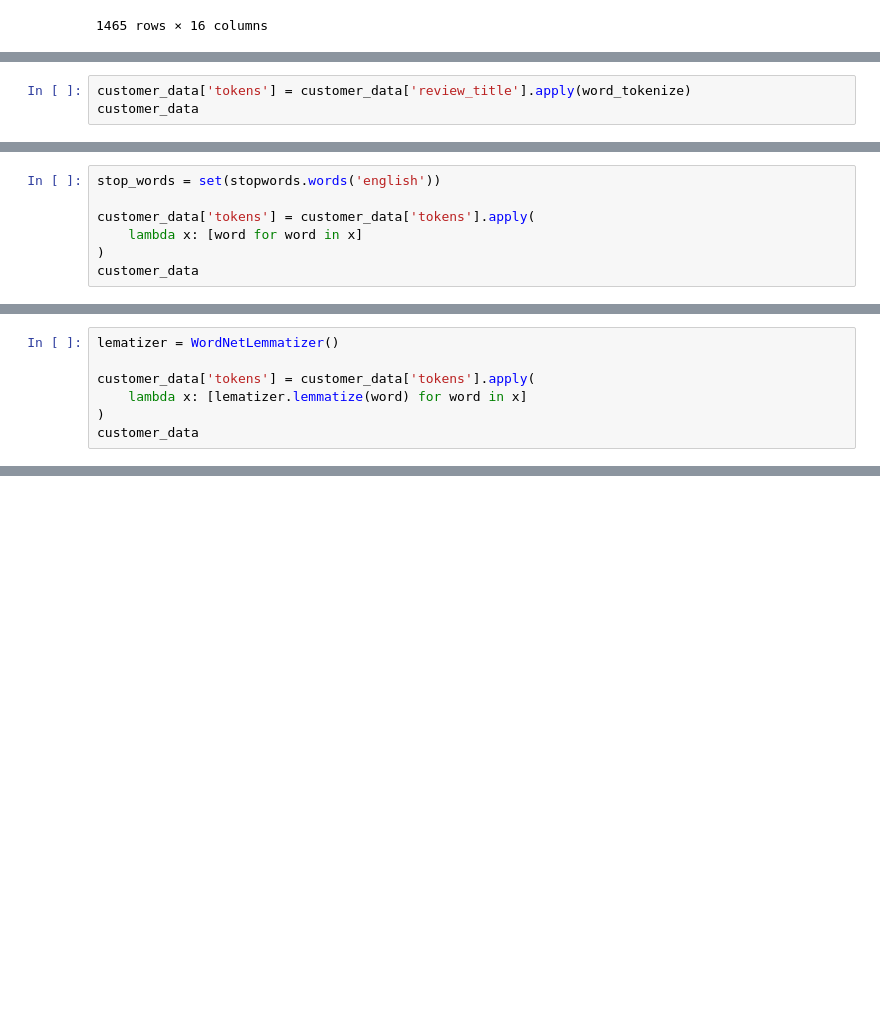
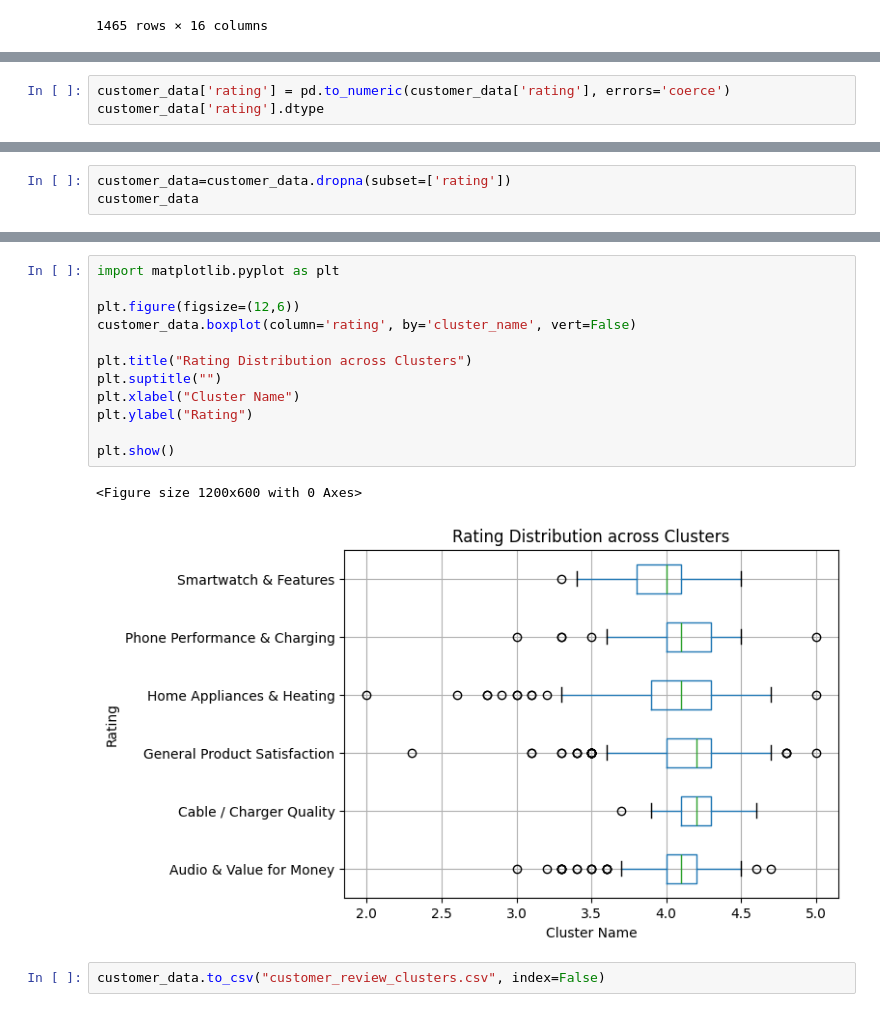
Before and after one commit to pyjanvi/Clustering-customer-review-for-market-Research, a Jupyter notebook: Clustering_customer_review.ipynb, the cells around one changed output, grey strips where cells are left out. Saved outputs shown, nothing was run; the diff lists cells and outputs as text; blank space fills up the shorter version.

```diff
--- a/Clustering_customer_review.ipynb
+++ b/Clustering_customer_review.ipynb
@@ -123,0 +434,3 @@ customer_data
+# %%
+customer_data['rating'] = pd.to_numeric(customer_data['rating'], errors='coerce')
+customer_data['rating'].dtype
@@ -124,4 +439,4 @@ customer_data
 # %%
-customer_data['tokens'] = customer_data['review_title'].apply(word_tokenize)
+customer_data=customer_data.dropna(subset=['rating'])
 customer_data
 # %% [output]
@@ -141,7 +455,0 @@ customer_data
-# %%
-stop_words = set(stopwords.words('english'))
-
-customer_data['tokens'] = customer_data['tokens'].apply(
-    lambda x: [word for word in x]
-)
-customer_data
@@ -162,7 +455,0 @@ customer_data
-# %%
-lematizer = WordNetLemmatizer()
-
-customer_data['tokens'] = customer_data['tokens'].apply(
-    lambda x: [lematizer.lemmatize(word) for word in x]
-)
-customer_data
@@ -182,0 +456,17 @@ customer_data
+# %%
+import matplotlib.pyplot as plt
+
+plt.figure(figsize=(12,6))
+customer_data.boxplot(column='rating', by='cluster_name', vert=False)
+
+plt.title("Rating Distribution across Clusters")
+plt.suptitle("")
+plt.xlabel("Cluster Name")
+plt.ylabel("Rating")
+
+plt.show()
+# %% [output]
+<Figure size 1200x600 with 0 Axes>
+[figure, added]
+# %%
+customer_data.to_csv("customer_review_clusters.csv", index=False)
```
Also changed, not shown: parts of 28 cells of this notebook.
